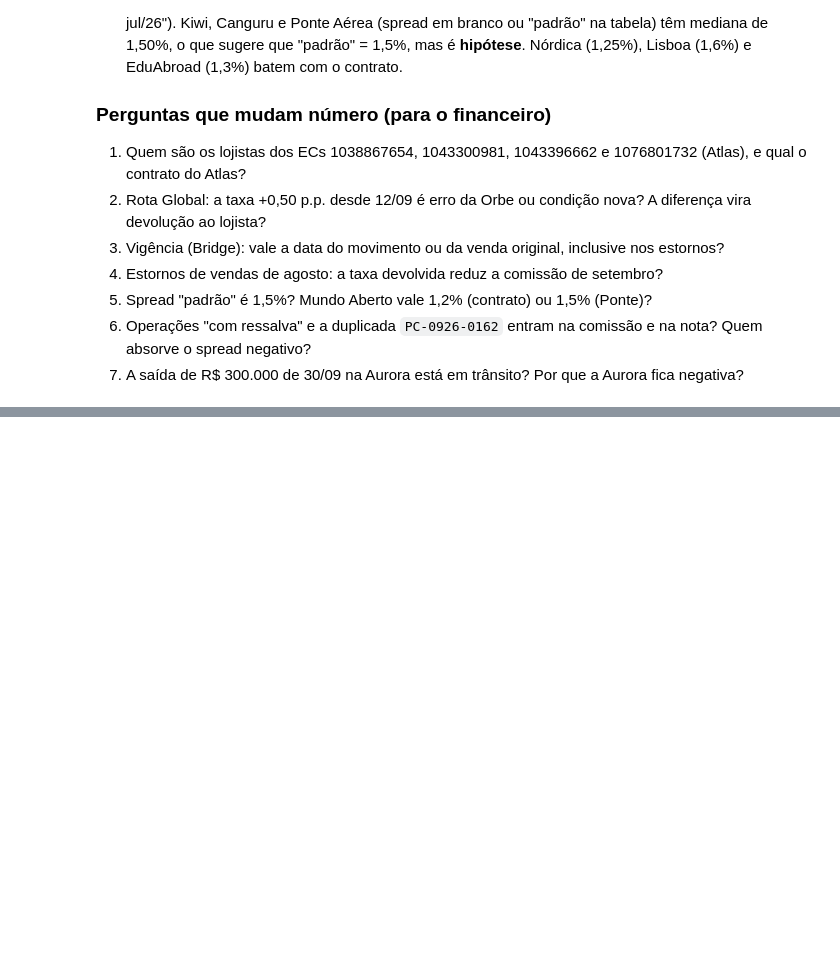
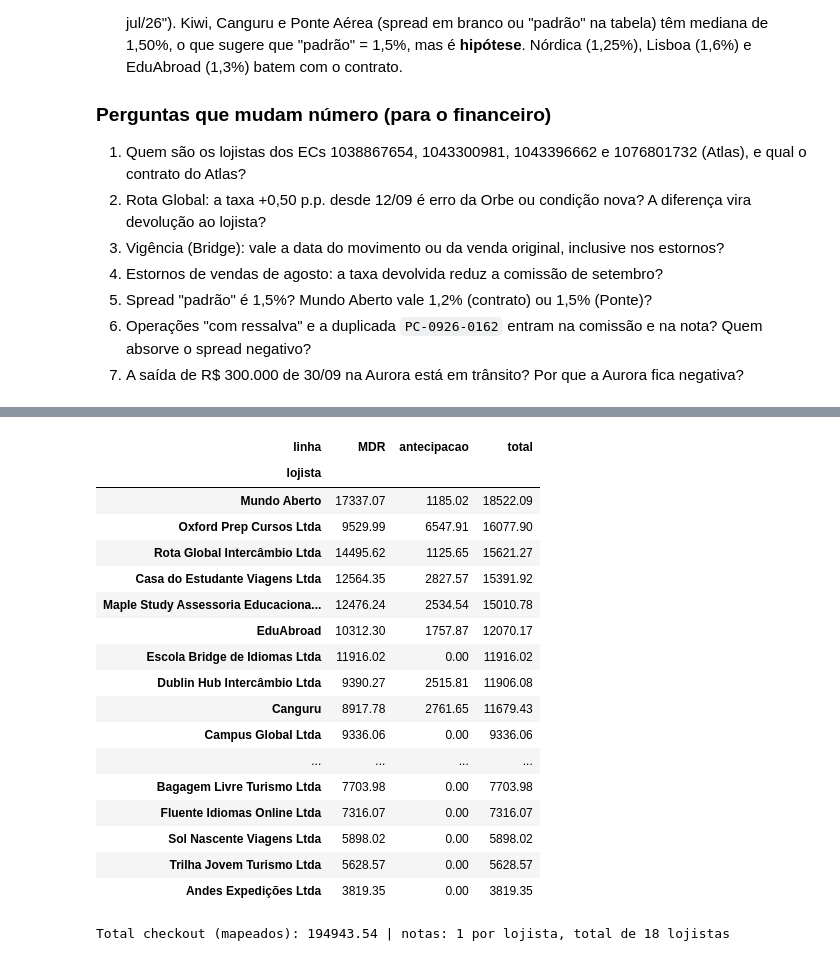
Before and after one commit to matos01pedro26-lab/hackaton_barte, a Jupyter notebook: exploracao_inicial.ipynb, the cells around one changed output, grey strips where cells are left out. Saved outputs shown, nothing was run; the diff lists cells and outputs as text; code cells hidden in the pictures; blank space fills up the shorter version.

```diff
--- a/exploracao_inicial.ipynb
+++ b/exploracao_inicial.ipynb
@@ -1318,0 +1370,32 @@ Resumo do que as células acima mostraram com o data pack de setembro/2026. Cada
+# %%
+def taxa_contratada(ec, faixa_, data):
+    if faixa_ not in cols_v2 or str(ec) not in set(tabela_v2.ec):
+        return None
+    c = tabela_v2[(tabela_v2.ec == str(ec)) & (tabela_v2.ini <= data) & (data <= tabela_v2.fim)]
+    if c.empty:
+        return None
+    val = c.iloc[0][cols_v2[faixa_]]
+    return None if pd.isna(val) else val
+
+def comissao(bruto, taxa_pct):
+    x = dec(bruto) * Decimal(str(round(taxa_pct, 6))) / Decimal(100)
+    sinal = -1 if x < 0 else 1
+    return sinal * abs(x).quantize(Decimal("0.01"), ROUND_HALF_UP)
+
+RETIDOS = {"1076801732"}   # Atlas Idiomas: não faturar até o comercial confirmar
+
+v2 = d.copy()
+v2["data_ref"] = pd.to_datetime(v2.data_venda_original.where(v2.data_venda_original.ne(""), v2.data_movimento),
+                                format="%d/%m/%Y")
+v2["taxa_contrato"] = [taxa_contratada(e, f, dt) for e, f, dt in zip(v2.cod_estabelecimento, v2.faixa, v2.data_ref)]
+v2["status_ec"] = v2.cod_estabelecimento.map(
+    lambda e: "retido (comercial)" if e in RETIDOS else ("mapeado" if str(e) in set(tabela_v2.ec) else "sem mapeamento"))
+v2["comissao_contrato"] = [comissao(b, t) if t is not None and pd.notna(t) else None
+                           for b, t in zip(v2.valor_bruto, v2.taxa_contrato)]
+v2["valor_taxa_orbe"] = [dec(t) for t in v2.valor_taxa]
+v2["dif_brl"] = [float(o - c) if c is not None else None for o, c in zip(v2.valor_taxa_orbe, v2.comissao_contrato)]
+v2["ruido_arred"] = v2.dif_brl.map(lambda x: x is not None and abs(x) <= 0.01)
+v2["divergencia"] = v2.dif_brl.map(lambda x: x is not None and abs(x) > 0.01)
+v2["comissao_f"] = v2.comissao_contrato.map(lambda c: float(c) if c is not None else None)
+print("Linhas por status do EC:")
+display(v2.status_ec.value_counts().to_frame("linhas"))
@@ -1318,0 +1428,31 @@ Resumo do que as células acima mostraram com o data pack de setembro/2026. Cada
+# %%
+# Comissão de checkout por lojista (taxa contratada), separada em MDR e antecipação
+mapeadas = v2[v2.status_ec == "mapeado"].copy()
+mapeadas["linha"] = mapeadas.tipo_lancamento.map(lambda t: "antecipacao" if "ANTECIPACAO" in t else "MDR")
+mapeadas["lojista"] = mapeadas.cod_estabelecimento.map(tabela_v2.groupby("ec").lojista.first())
+com_lojista = mapeadas.pivot_table(index="lojista", columns="linha", values="comissao_f",
+                                   aggfunc="sum", fill_value=0).round(2)
+com_lojista["total"] = com_lojista.sum(axis=1).round(2)
+display(com_lojista.sort_values("total", ascending=False))
+print("Total checkout (mapeados):", round(com_lojista.total.sum(), 2),
+      "| notas: 1 por lojista, total de", len(com_lojista), "lojistas")
+# %% [output]
+| linha | MDR | antecipacao | total |
+| lojista |  |  |  |
+| Mundo Aberto | 17337.07 | 1185.02 | 18522.09 |
+| Oxford Prep Cursos Ltda | 9529.99 | 6547.91 | 16077.90 |
+| Rota Global Intercâmbio Ltda | 14495.62 | 1125.65 | 15621.27 |
+| Casa do Estudante Viagens Ltda | 12564.35 | 2827.57 | 15391.92 |
+| Maple Study Assessoria Educaciona... | 12476.24 | 2534.54 | 15010.78 |
+| EduAbroad | 10312.30 | 1757.87 | 12070.17 |
+| Escola Bridge de Idiomas Ltda | 11916.02 | 0.00 | 11916.02 |
+| Dublin Hub Intercâmbio Ltda | 9390.27 | 2515.81 | 11906.08 |
+| Canguru | 8917.78 | 2761.65 | 11679.43 |
+| Campus Global Ltda | 9336.06 | 0.00 | 9336.06 |
+| ... | ... | ... | ... |
+| Bagagem Livre Turismo Ltda | 7703.98 | 0.00 | 7703.98 |
+| Fluente Idiomas Online Ltda | 7316.07 | 0.00 | 7316.07 |
+| Sol Nascente Viagens Ltda | 5898.02 | 0.00 | 5898.02 |
+| Trilha Jovem Turismo Ltda | 5628.57 | 0.00 | 5628.57 |
+| Andes Expedições Ltda | 3819.35 | 0.00 | 3819.35 |
+Total checkout (mapeados): 194943.54 | notas: 1 por lojista, total de 18 lojistas
```
Also changed, not shown: parts of 7 cells of this notebook, 14 other files.
